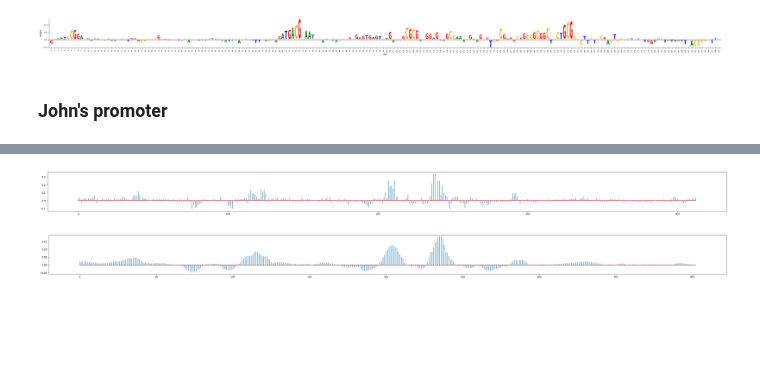
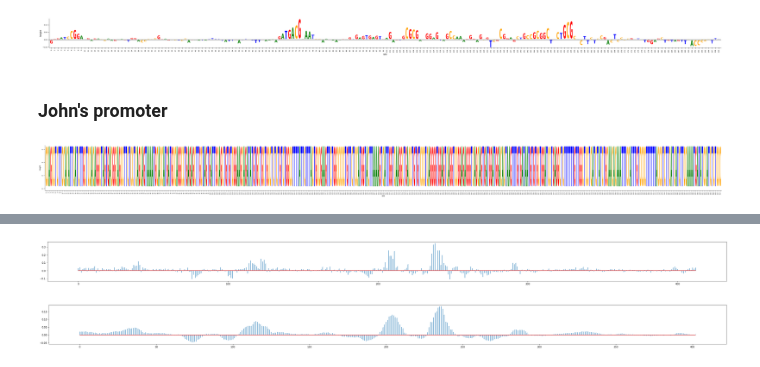
Before and after one commit to sjgosai/boda2, a Jupyter notebook: analysis/RC12_integrated_sampled_gradients/integrated_sampled_gradients_4.ipynb, the cells around one changed output, grey strips where cells are left out. Drawn from its saved outputs; the diff is of its cells as text; code cells hidden in the pictures; blank space fills up the shorter version.

```diff
--- a/analysis/RC12_integrated_sampled_gradients/integrated_sampled_gradients_4.ipynb
+++ b/analysis/RC12_integrated_sampled_gradients/integrated_sampled_gradients_4.ipynb
@@ -317,6 +369,15 @@ full_window_contributions = torch.stack(full_window_contributions)
 #full_window_contributions = full_window_contributions.sum(dim=0).div(divisors)
 # %%
 promoter_contributions = full_window_contributions.sum(dim=0)[:,199:-199] / 200
+# %%
+matrix = utils.dna2tensor(test_sequence[199:-199])
+y_max = matrix.max()
+fig, ax = matrix_to_dms(matrix, y_max=y_max, fontaspect=.65, widthscale=0.8,
+                  axisfontscale=0.6, heightscale=2)
+#plt.savefig('hbe1_sequence.png', transparent=True)
+plt.show()
+# %% [output]
+[figure, added]
 # %%
 matrix = promoter_contributions.view(4,-1)
 y_max = matrix.max()
```
Also changed, not shown: parts of 8 cells of this notebook, 39 other files.
